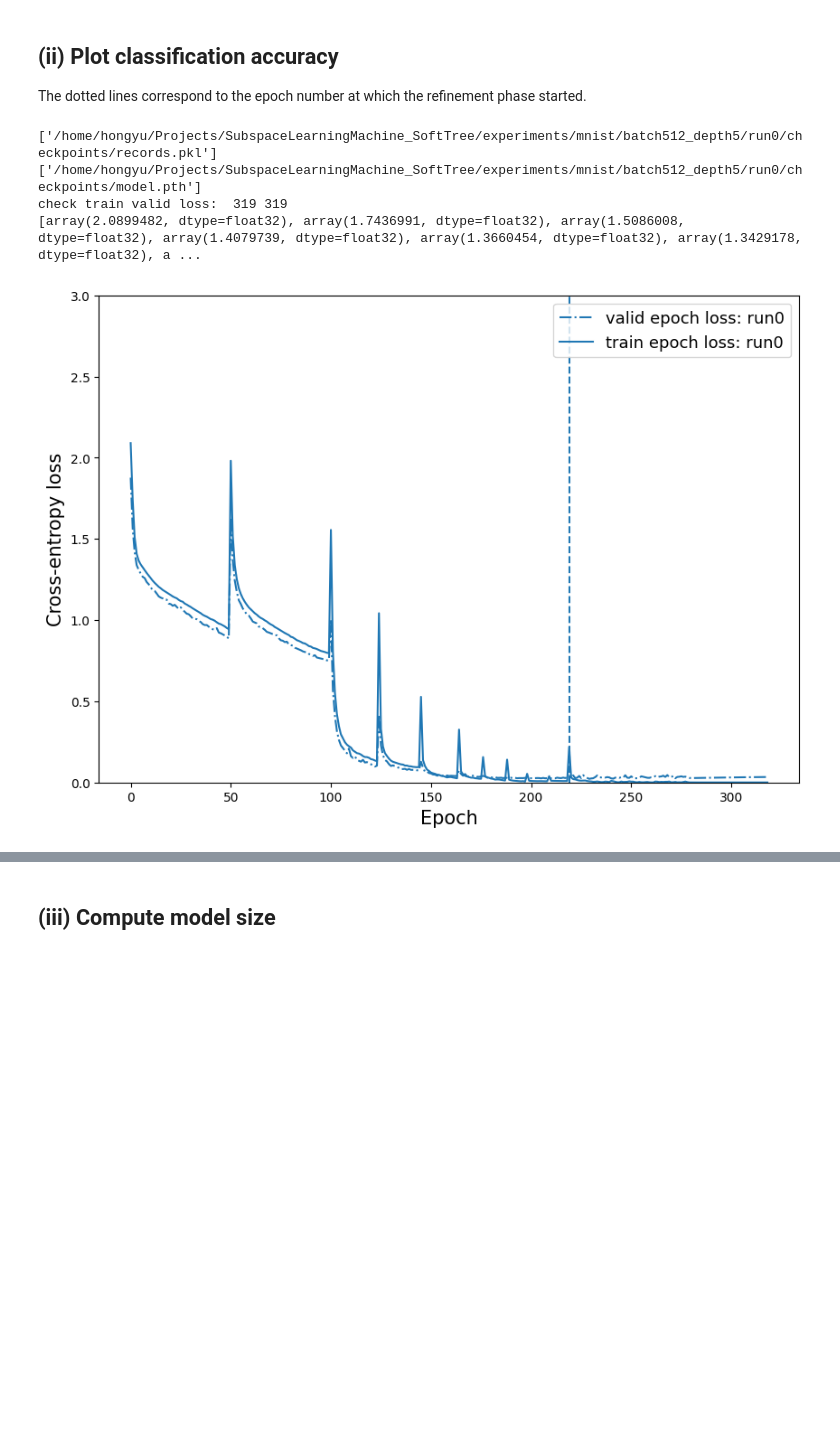
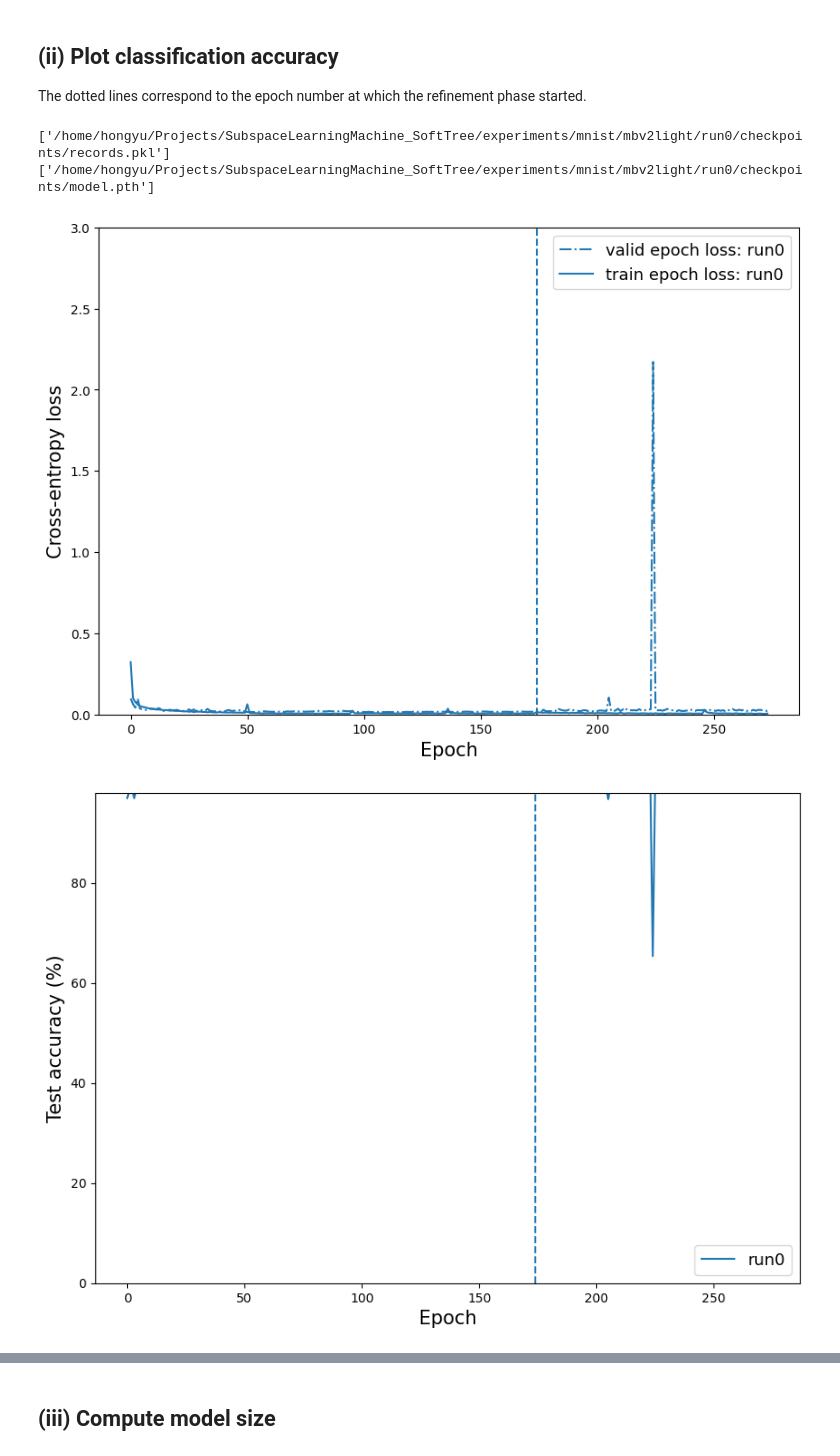
Before and after one commit to ChuniHiro/SubspaceLearningMachine_SoftTree, a Jupyter notebook: evaluation_mnist.ipynb, the cells around one changed output, grey strips where cells are left out. Drawn from its saved outputs; the diff is of its cells as text; code cells hidden in the pictures; blank space fills up the shorter version.

Commit message:
update mnist evaluation

```diff
--- a/evaluation_mnist.ipynb
+++ b/evaluation_mnist.ipynb
@@ -12,20 +11,19 @@ import visualization
 ## (ii) Plot classification accuracy
 The dotted lines correspond to the epoch number at which the refinement phase started.
 # %%
-exp_dir = '/home/hongyu/Projects/SubspaceLearningMachine_SoftTree/experiments/mnist/batch512_depth5/'
+exp_dir = '/home/hongyu/Projects/SubspaceLearningMachine_SoftTree/experiments/mnist/mbv2light/'
 models_list = ["run0"]
 
 records_file_list = [exp_dir + model_name + '/checkpoints/records.pkl' for model_name in models_list]
 model_files = [exp_dir + model_name + '/checkpoints/model.pth' for model_name in models_list]
 
 print(records_file_list)
 print(model_files)
 
 visualization.plot_performance(records_file_list, models_list, ymax = 3.0, figsize=(10,7), finetune_position=True)
 visualization.plot_accuracy(records_file_list, models_list, figsize=(10,7), ymin=0, ymax=98, finetune_position=True)
 # %% [output]
-['/home/hongyu/Projects/SubspaceLearningMachine_SoftTree/experiments/mnist/batch512_depth5/run0/checkpoints/records.pkl']
-['/home/hongyu/Projects/SubspaceLearningMachine_SoftTree/experiments/mnist/batch512_depth5/run0/checkpoints/model.pth']
-check train valid loss:  319 319
-[array(2.0899482, dtype=float32), array(1.7436991, dtype=float32), array(1.5086008, dtype=float32), array(1.4079739, dtype=float32), array(1.3660454, dtype=float32), array(1.3429178, dtype=float32), a ...
+['/home/hongyu/Projects/SubspaceLearningMachine_SoftTree/experiments/mnist/mbv2light/run0/checkpoints/records.pkl']
+['/home/hongyu/Projects/SubspaceLearningMachine_SoftTree/experiments/mnist/mbv2light/run0/checkpoints/model.pth']
-[figure, old version]
+[figure, new version]
+[figure, new version]
```
Also changed, not shown: parts of 3 cells of this notebook, 1 other file.
